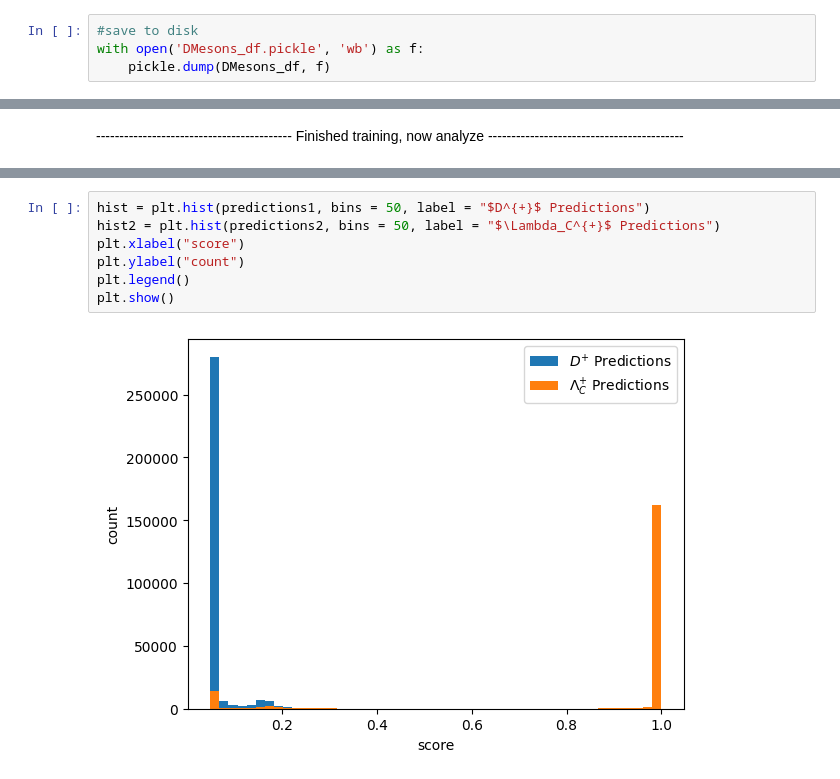
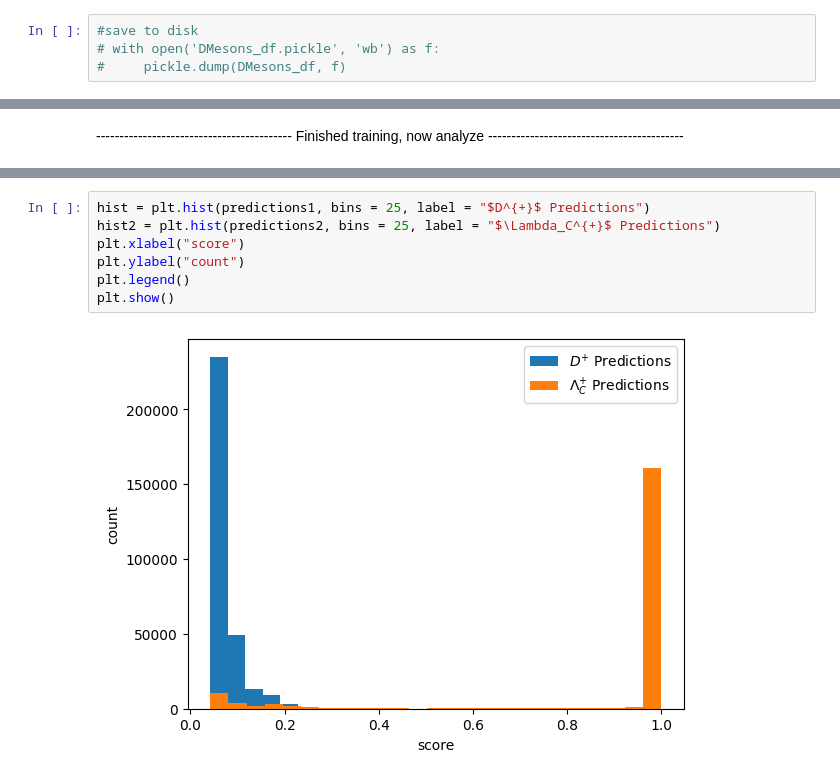
Before and after one commit to GitGup/ATLAS_DNN, a Jupyter notebook: MC_DNN.ipynb, the cells around one changed output, grey strips where cells are left out. Saved outputs shown, nothing was run; the diff lists cells and outputs as text.

```diff
--- a/MC_DNN.ipynb
+++ b/MC_DNN.ipynb
@@ -66,8 +69,8 @@ DMesons_df
 8235051 rows × 6 columns
 # %%
 #save to disk
-with open('DMesons_df.pickle', 'wb') as f:
-    pickle.dump(DMesons_df, f)
+# with open('DMesons_df.pickle', 'wb') as f:
+#     pickle.dump(DMesons_df, f)
 # %%
 #open
 with open('DMesons_df.pickle', 'rb') as f:
@@ -461,11 +592,11 @@ Accuracy: 95.12%
 2315328    0
 Name: DMesons_pdgId, Length: 503199, dtype: int64
 # %%
-hist = plt.hist(predictions1, bins = 50, label = "$D^{+}$ Predictions")
-hist2 = plt.hist(predictions2, bins = 50, label = "$\Lambda_C^{+}$ Predictions")
+hist = plt.hist(predictions1, bins = 25, label = "$D^{+}$ Predictions")
+hist2 = plt.hist(predictions2, bins = 25, label = "$\Lambda_C^{+}$ Predictions")
 plt.xlabel("score")
 plt.ylabel("count")
 plt.legend()
 plt.show()
 # %% [output]
-[figure, old version]
+[figure, new version]
```
Also changed, not shown: parts of 18 cells of this notebook.
